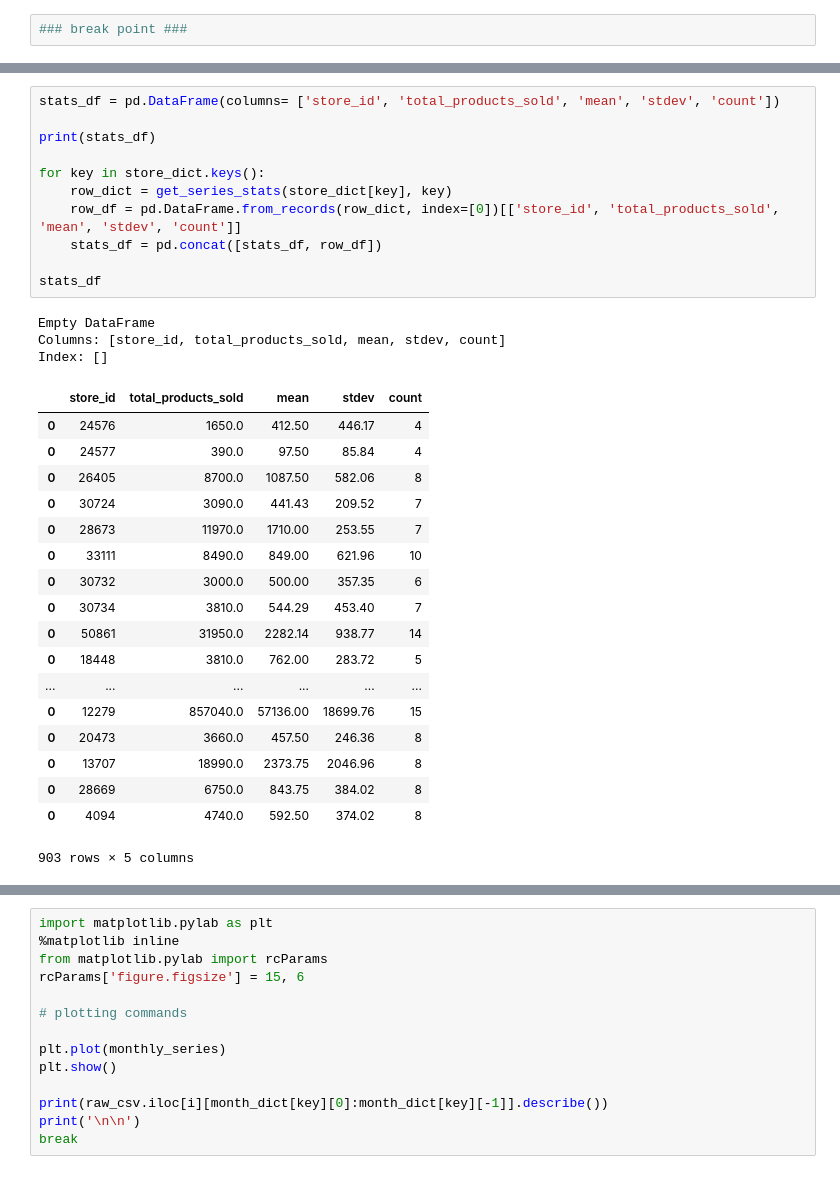
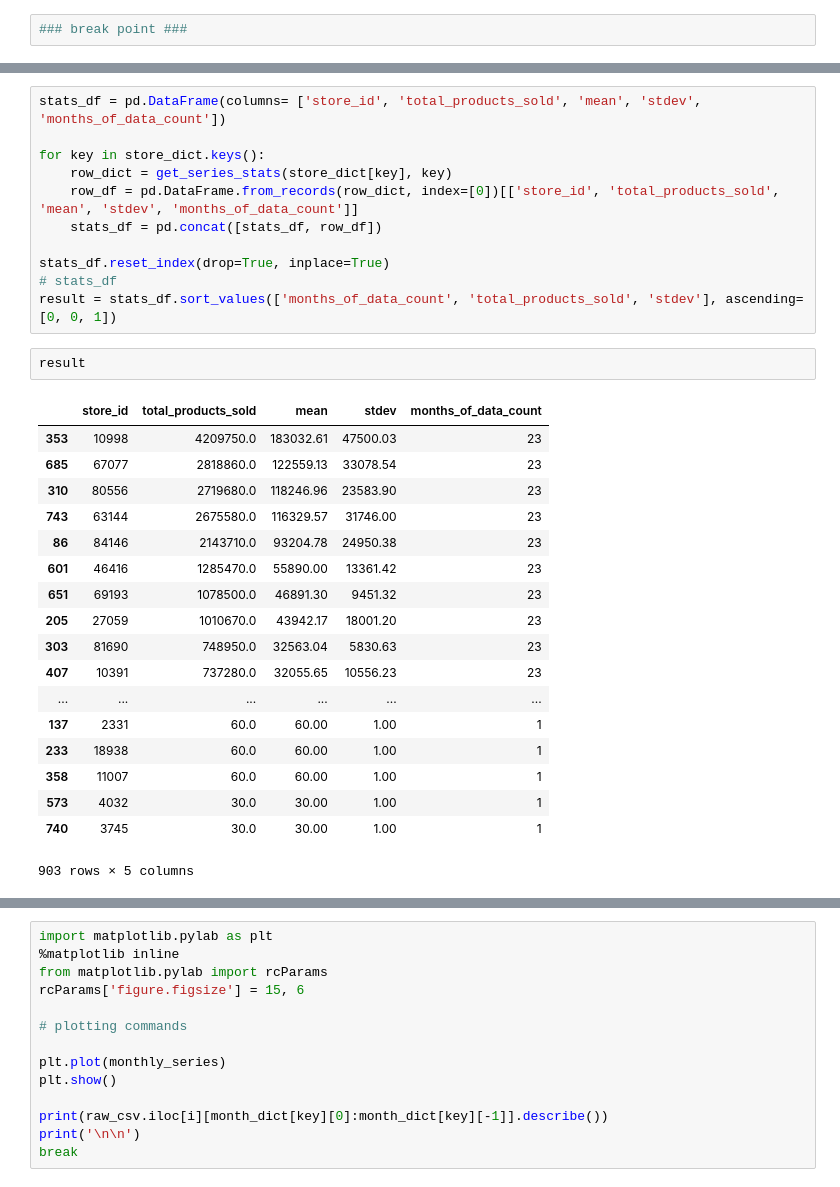
Before and after one commit to vdmasek/pmi, a Jupyter notebook: pmi_notebook.ipynb, the cells around one changed output, grey strips where cells are left out. Saved outputs shown, nothing was run; the diff lists cells and outputs as text.

```diff
--- a/pmi_notebook.ipynb
+++ b/pmi_notebook.ipynb
@@ -107,33 +100,32 @@ df_row
 # %%
-stats_df = pd.DataFrame(columns= ['store_id', 'total_products_sold', 'mean', 'stdev', 'count'])
-
-print(stats_df)
+stats_df = pd.DataFrame(columns= ['store_id', 'total_products_sold', 'mean', 'stdev', 'months_of_data_count'])
 
 for key in store_dict.keys():
     row_dict = get_series_stats(store_dict[key], key)
-    row_df = pd.DataFrame.from_records(row_dict, index=[0])[['store_id', 'total_products_sold', 'mean', 'stdev', 'count']]
+    row_df = pd.DataFrame.from_records(row_dict, index=[0])[['store_id', 'total_products_sold', 'mean', 'stdev', 'months_of_data_count']]
     stats_df = pd.concat([stats_df, row_df])
 
-stats_df
+stats_df.reset_index(drop=True, inplace=True)
+# stats_df
+result = stats_df.sort_values(['months_of_data_count', 'total_products_sold', 'stdev'], ascending=[0, 0, 1])
-# %% [output]
-Empty DataFrame
-Columns: [store_id, total_products_sold, mean, stdev, count]
-Index: []
-|  | store_id | total_products_sold | mean | stdev | count |
-| 0 | 24576 | 1650.0 | 412.50 | 446.17 | 4 |
-| 0 | 24577 | 390.0 | 97.50 | 85.84 | 4 |
-| 0 | 26405 | 8700.0 | 1087.50 | 582.06 | 8 |
-| 0 | 30724 | 3090.0 | 441.43 | 209.52 | 7 |
-| 0 | 28673 | 11970.0 | 1710.00 | 253.55 | 7 |
-| 0 | 33111 | 8490.0 | 849.00 | 621.96 | 10 |
-| 0 | 30732 | 3000.0 | 500.00 | 357.35 | 6 |
-| 0 | 30734 | 3810.0 | 544.29 | 453.40 | 7 |
-| 0 | 50861 | 31950.0 | 2282.14 | 938.77 | 14 |
-| 0 | 18448 | 3810.0 | 762.00 | 283.72 | 5 |
-| ... | ... | ... | ... | ... | ... |
-| 0 | 12279 | 857040.0 | 57136.00 | 18699.76 | 15 |
-| 0 | 20473 | 3660.0 | 457.50 | 246.36 | 8 |
-| 0 | 13707 | 18990.0 | 2373.75 | 2046.96 | 8 |
-| 0 | 28669 | 6750.0 | 843.75 | 384.02 | 8 |
-| 0 | 4094 | 4740.0 | 592.50 | 374.02 | 8 |
-903 rows × 5 columns
+# %%
+result
+# %% [output]
+|  | store_id | total_products_sold | mean | stdev | months_of_data_count |
+| 353 | 10998 | 4209750.0 | 183032.61 | 47500.03 | 23 |
+| 685 | 67077 | 2818860.0 | 122559.13 | 33078.54 | 23 |
+| 310 | 80556 | 2719680.0 | 118246.96 | 23583.90 | 23 |
+| 743 | 63144 | 2675580.0 | 116329.57 | 31746.00 | 23 |
+| 86 | 84146 | 2143710.0 | 93204.78 | 24950.38 | 23 |
+| 601 | 46416 | 1285470.0 | 55890.00 | 13361.42 | 23 |
+| 651 | 69193 | 1078500.0 | 46891.30 | 9451.32 | 23 |
+| 205 | 27059 | 1010670.0 | 43942.17 | 18001.20 | 23 |
+| 303 | 81690 | 748950.0 | 32563.04 | 5830.63 | 23 |
+| 407 | 10391 | 737280.0 | 32055.65 | 10556.23 | 23 |
+| ... | ... | ... | ... | ... | ... |
+| 137 | 2331 | 60.0 | 60.00 | 1.00 | 1 |
+| 233 | 18938 | 60.0 | 60.00 | 1.00 | 1 |
+| 358 | 11007 | 60.0 | 60.00 | 1.00 | 1 |
+| 573 | 4032 | 30.0 | 30.00 | 1.00 | 1 |
+| 740 | 3745 | 30.0 | 30.00 | 1.00 | 1 |
+903 rows × 5 columns
```
Also changed, not shown: parts of 33 cells of this notebook.
